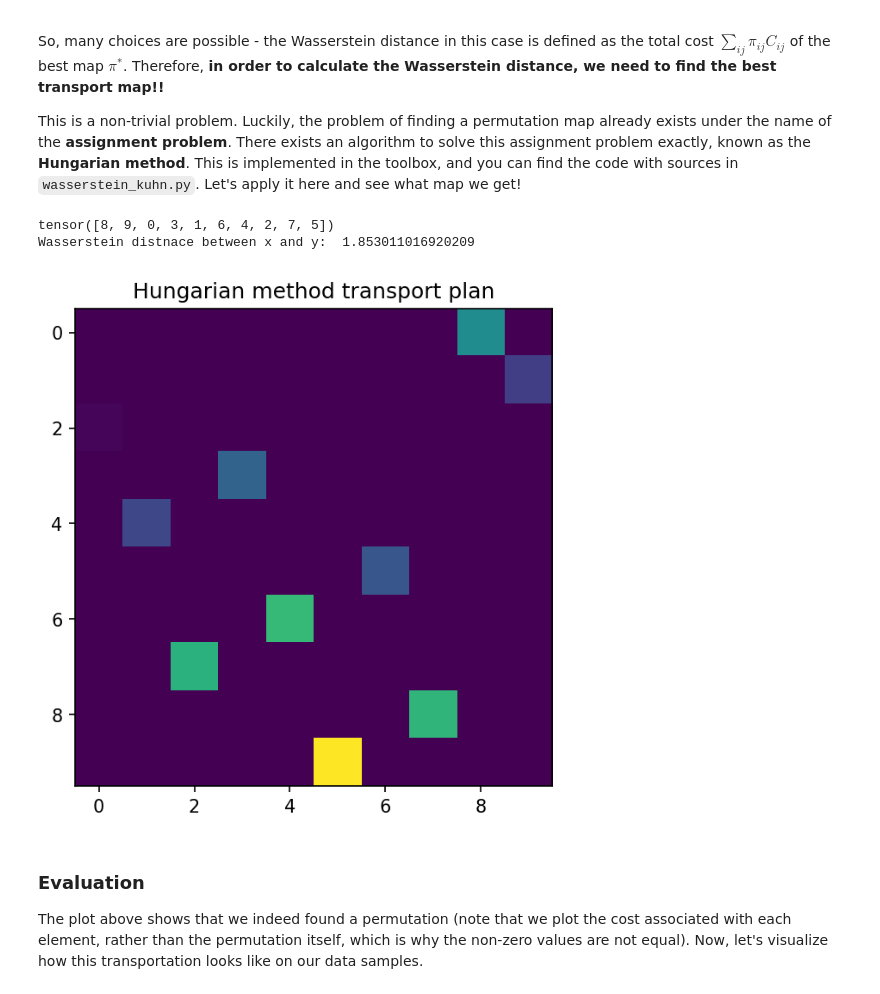
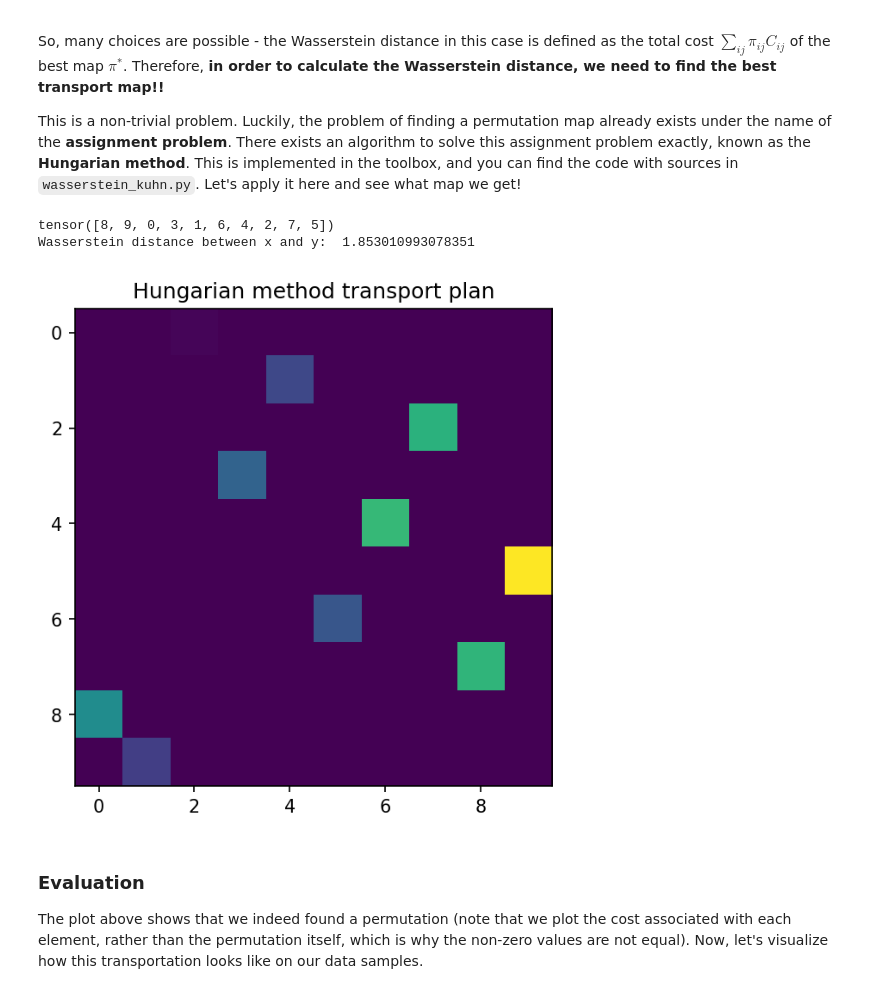
Before and after one commit to mackelab/labproject, a Jupyter notebook: docs/notebooks/wasserstein/wasserstein_intuition.ipynb, the cells around one changed output. Drawn from its saved outputs; the diff is of its cells as text; code cells hidden in the pictures.

Commit message:
SWD notebook edit: typo, transposed hungarian method transport plan to match other example

```diff
--- a/docs/notebooks/wasserstein/wasserstein_intuition.ipynb
+++ b/docs/notebooks/wasserstein/wasserstein_intuition.ipynb
@@ -177,14 +177,14 @@ So, many choices are possible - the Wasserstein distance in this case is defined
 This is a non-trivial problem. Luckily, the problem of finding a permutation map already exists under the name of the **assignment problem**. There exists an algorithm to solve this assignment problem exactly, known as the **Hungarian method**. This is implemented in the toolbox, and you can find the code with sources in `wasserstein_kuhn.py`. Let's apply it here and see what map we get!
 # %%
 cost,transport = kuhn_transport(plot_data,plot_data2,norm=2)
-plt.imshow(transport)
+plt.imshow(transport.T)
 plt.title("Hungarian method transport plan")
 print(transport.argmax(dim=1))
-print("Wasserstein distnace between x and y: " , cost.item())
+print("Wasserstein distance between x and y: " , cost.item())
 # %% [output]
 tensor([8, 9, 0, 3, 1, 6, 4, 2, 7, 5])
-Wasserstein distnace between x and y:  1.853011016920209
+Wasserstein distance between x and y:  1.853010993078351
-[figure, old version]
+[figure, new version]
 # %% [markdown]
 ### Evaluation
 
```
